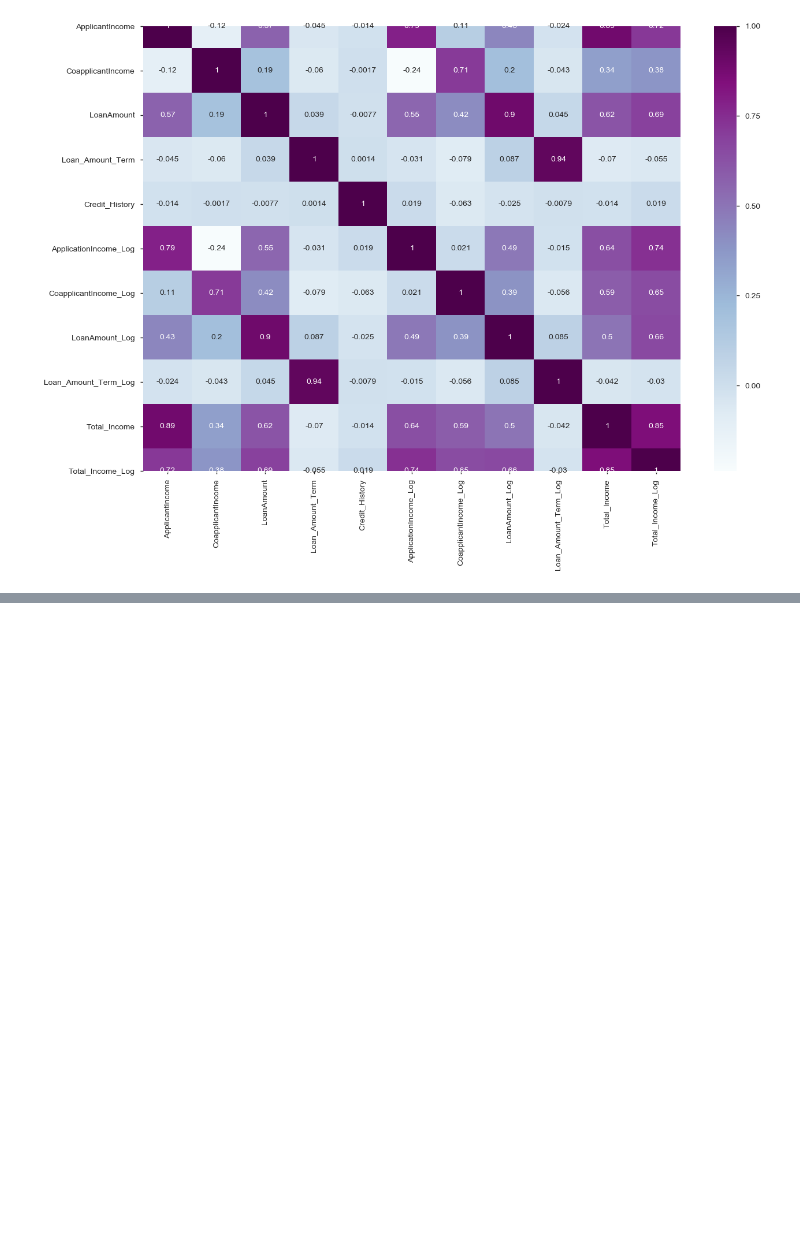
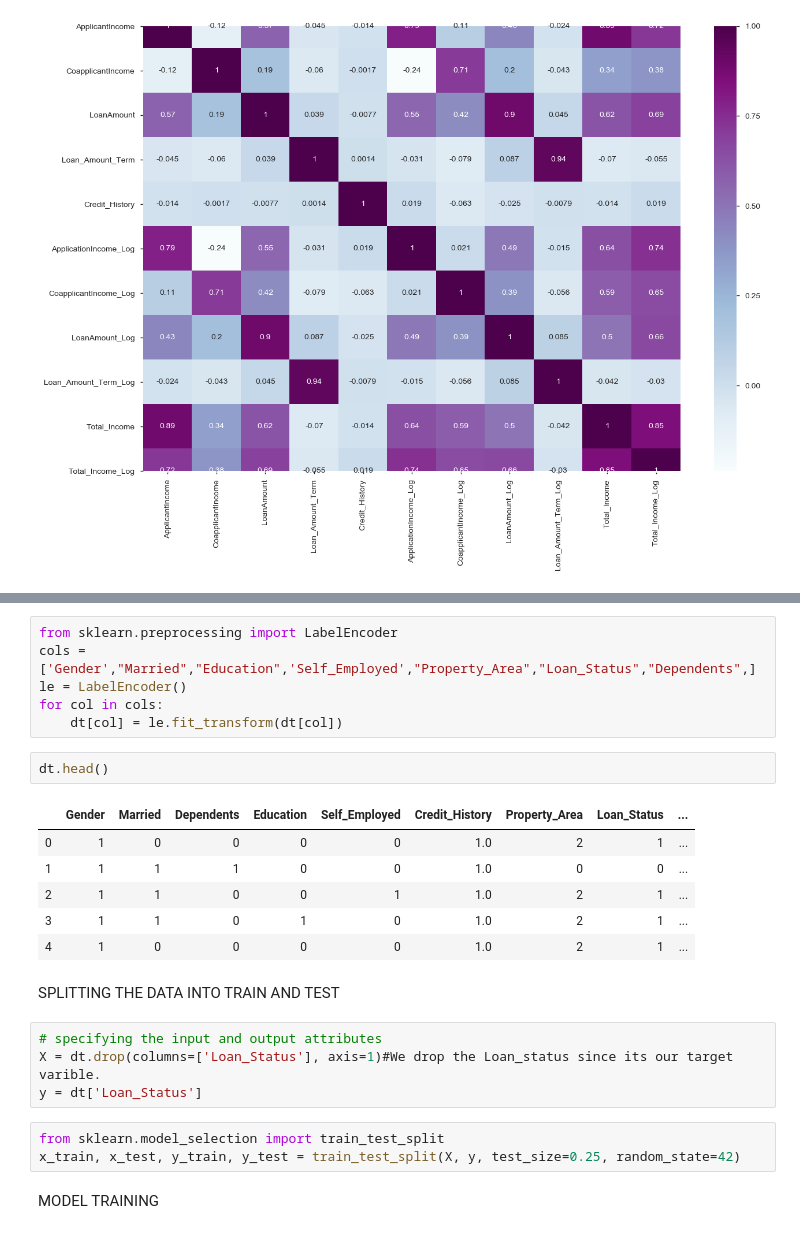
Before and after one commit to Tubbswilliam/Data-Science, a Jupyter notebook: BinaryClassificatioLoanPrediction.ipynb, the cells around one changed output, grey strips where cells are left out. Saved outputs shown, nothing was run; the diff lists cells and outputs as text; blank space fills up the shorter version.

```diff
--- a/BinaryClassificatioLoanPrediction.ipynb
+++ b/BinaryClassificatioLoanPrediction.ipynb
@@ -225,0 +235,26 @@ sns.heatmap(corr, annot = True, cmap="BuPu")
+# %%
+from sklearn.preprocessing import LabelEncoder
+cols = ['Gender',"Married","Education",'Self_Employed',"Property_Area","Loan_Status","Dependents",]
+le = LabelEncoder()
+for col in cols:
+    dt[col] = le.fit_transform(dt[col])
+# %%
+dt.head()
+# %% [output]
+|  | Gender | Married | Dependents | Education | Self_Employed | Credit_History | Property_Area | Loan_Status | ... |
+| 0 | 1 | 0 | 0 | 0 | 0 | 1.0 | 2 | 1 | ... |
+| 1 | 1 | 1 | 1 | 0 | 0 | 1.0 | 0 | 0 | ... |
+| 2 | 1 | 1 | 0 | 0 | 1 | 1.0 | 2 | 1 | ... |
+| 3 | 1 | 1 | 0 | 1 | 0 | 1.0 | 2 | 1 | ... |
+| 4 | 1 | 0 | 0 | 0 | 0 | 1.0 | 2 | 1 | ... |
+# %% [markdown]
+SPLITTING THE DATA INTO TRAIN AND TEST
+# %%
+# specifying the input and output attributes
+X = dt.drop(columns=['Loan_Status'], axis=1)#We drop the Loan_status since its our target varible.
+y = dt['Loan_Status']
+# %%
+from sklearn.model_selection import train_test_split
+x_train, x_test, y_train, y_test = train_test_split(X, y, test_size=0.25, random_state=42)
+# %% [markdown]
+MODEL TRAINING
```
Also changed, not shown: parts of 13 cells of this notebook.
